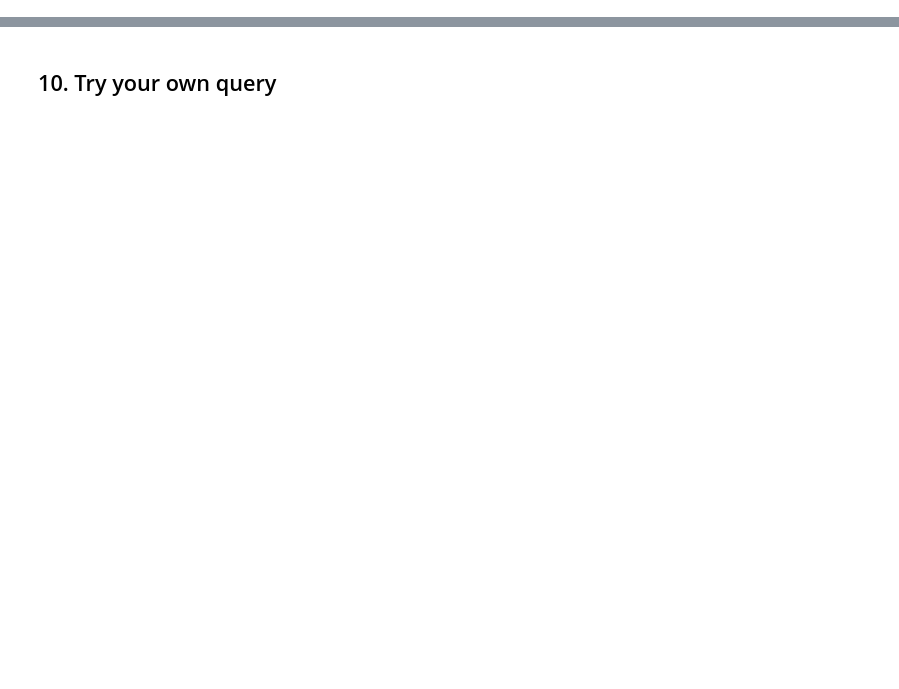
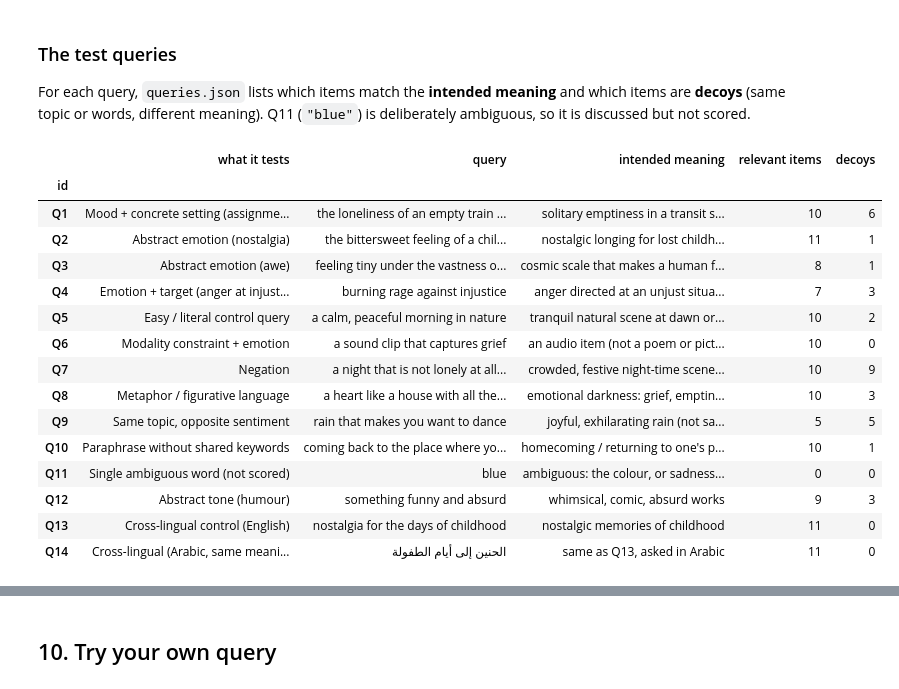
Before and after one commit to sumaiya-sultan-0008/LLM-Assigment, a Jupyter notebook: semantic_retrieval.ipynb, the cells around one changed output, grey strips where cells are left out. Drawn from its saved outputs; the diff is of its cells as text; code cells hidden in the pictures; blank space fills up the shorter version.

```diff
--- a/semantic_retrieval.ipynb
+++ b/semantic_retrieval.ipynb
@@ -1027,0 +52,18 @@ Embeddings turn "find something that *feels* like this" into a geometric nearest
+# %%
+import json
+import os
+import urllib.request
+
+import numpy as np
+import pandas as pd
+import matplotlib.pyplot as plt
+from IPython.display import display
+from sentence_transformers import SentenceTransformer
+from sklearn.feature_extraction.text import TfidfVectorizer
+from sklearn.manifold import TSNE
+from transformers.utils import logging
+
+logging.set_verbosity_error()      # hide model-loading messages to keep the output tidy
+logging.disable_progress_bar()
+pd.set_option("display.max_colwidth", None)
+BLUE, GREY = "#2a78d6", "#b0aea8"   # chart colours
@@ -1027,0 +76,18 @@ Embeddings turn "find something that *feels* like this" into a geometric nearest
+# %%
+# Download the data files from the project's GitHub repository (skipped if they are already here).
+DATA_URL = "https://raw.githubusercontent.com/sumaiya-sultan-0008/LLM-Assigment/main/data/"
+os.makedirs("data", exist_ok=True)
+for file_name in ["artifacts.json", "queries.json"]:
+    if not os.path.exists("data/" + file_name):
+        urllib.request.urlretrieve(DATA_URL + file_name, "data/" + file_name)
+
+items = pd.read_json("data/artifacts.json").set_index("id")
+with open("data/queries.json", encoding="utf-8") as f:
+    queries = json.load(f)
+
+# The text that gets embedded. The hidden 'theme' label is NOT included.
+items["text"] = items["type"].str.capitalize() + ": " + items["title"] + ". " + items["description"]
+
+print(len(items), "items and", len(queries), "queries\n")
+print("Example:", items.loc[1, "text"])
+pd.crosstab(items["theme"], items["type"], margins=True, margins_name="total")
@@ -1027,0 +116,30 @@ Embeddings turn "find something that *feels* like this" into a geometric nearest
+# %% [markdown]
+### The test queries
+
+For each query, `queries.json` lists which items match the **intended meaning** and which items are **decoys** (same topic or words, different meaning). Q11 (`"blue"`) is deliberately ambiguous, so it is discussed but not scored.
+# %%
+pd.DataFrame([{
+    "id": q["qid"],
+    "what it tests": q["category"],
+    "query": q["query"],
+    "intended meaning": q["intent"],
+    "relevant items": len(q["relevant"]),
+    "decoys": len(q["decoys"]),
+} for q in queries]).set_index("id")
+# %% [output]
+|  | what it tests | query | intended meaning | relevant items | decoys |
+| id |  |  |  |  |  |
+| Q1 | Mood + concrete setting (assignme... | the loneliness of an empty train ... | solitary emptiness in a transit s... | 10 | 6 |
+| Q2 | Abstract emotion (nostalgia) | the bittersweet feeling of a chil... | nostalgic longing for lost childh... | 11 | 1 |
+| Q3 | Abstract emotion (awe) | feeling tiny under the vastness o... | cosmic scale that makes a human f... | 8 | 1 |
+| Q4 | Emotion + target (anger at injust... | burning rage against injustice | anger directed at an unjust situa... | 7 | 3 |
+| Q5 | Easy / literal control query | a calm, peaceful morning in nature | tranquil natural scene at dawn or... | 10 | 2 |
+| Q6 | Modality constraint + emotion | a sound clip that captures grief | an audio item (not a poem or pict... | 10 | 0 |
+| Q7 | Negation | a night that is not lonely at all... | crowded, festive night-time scene... | 10 | 9 |
+| Q8 | Metaphor / figurative language | a heart like a house with all the... | emotional darkness: grief, emptin... | 10 | 3 |
+| Q9 | Same topic, opposite sentiment | rain that makes you want to dance | joyful, exhilarating rain (not sa... | 5 | 5 |
+| Q10 | Paraphrase without shared keywords | coming back to the place where yo... | homecoming / returning to one's p... | 10 | 1 |
+| Q11 | Single ambiguous word (not scored) | blue | ambiguous: the colour, or sadness... | 0 | 0 |
+| Q12 | Abstract tone (humour) | something funny and absurd | whimsical, comic, absurd works | 9 | 3 |
+| Q13 | Cross-lingual control (English) | nostalgia for the days of childhood | nostalgic memories of childhood | 11 | 0 |
+| Q14 | Cross-lingual (Arabic, same meani... | الحنين إلى أيام الطفولة | same as Q13, asked in Arabic | 11 | 0 |
```
Also changed, not shown: parts of 82 cells of this notebook, 4 other files.
